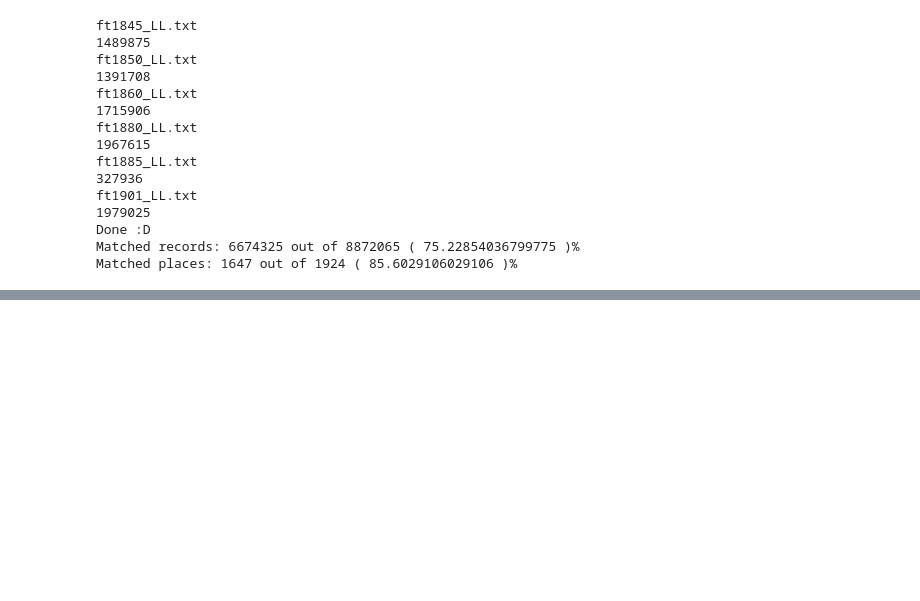
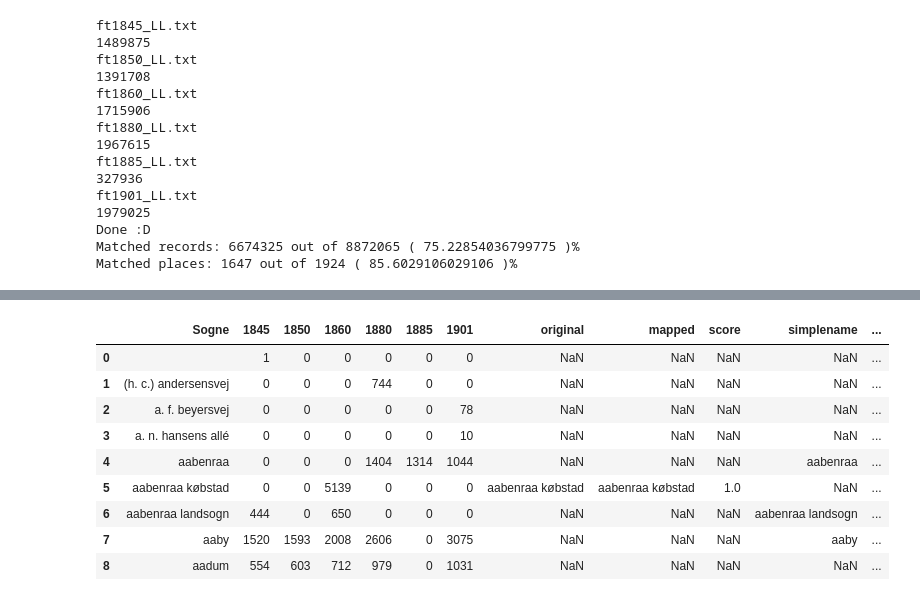
Before and after one commit to link-lives/city-standardization, a Jupyter notebook: city_unification.ipynb, the cells around one changed output, grey strips where cells are left out. Cells and saved outputs as stored; diff of their text form; code cells hidden in the pictures; blank space fills up the shorter version.

```diff
--- a/city_unification.ipynb
+++ b/city_unification.ipynb
@@ -488,0 +671,13 @@ concatenate.head(15)
+# %%
+df.sort_values('Sogne')
+# %% [output]
+|  | Sogne | 1845 | 1850 | 1860 | 1880 | 1885 | 1901 | original | mapped | score | simplename | ... |
+| 0 |  | 1 | 0 | 0 | 0 | 0 | 0 | NaN | NaN | NaN | NaN | ... |
+| 1 | (h. c.) andersensvej | 0 | 0 | 0 | 744 | 0 | 0 | NaN | NaN | NaN | NaN | ... |
+| 2 | a. f. beyersvej | 0 | 0 | 0 | 0 | 0 | 78 | NaN | NaN | NaN | NaN | ... |
+| 3 | a. n. hansens allé | 0 | 0 | 0 | 0 | 0 | 10 | NaN | NaN | NaN | NaN | ... |
+| 4 | aabenraa | 0 | 0 | 0 | 1404 | 1314 | 1044 | NaN | NaN | NaN | aabenraa | ... |
+| 5 | aabenraa købstad | 0 | 0 | 5139 | 0 | 0 | 0 | aabenraa købstad | aabenraa købstad | 1.0 | NaN | ... |
+| 6 | aabenraa landsogn | 444 | 0 | 650 | 0 | 0 | 0 | NaN | NaN | NaN | aabenraa landsogn | ... |
+| 7 | aaby | 1520 | 1593 | 2008 | 2606 | 0 | 3075 | NaN | NaN | NaN | aaby | ... |
+| 8 | aadum | 554 | 603 | 712 | 979 | 0 | 1031 | NaN | NaN | NaN | NaN | ... |
```
Also changed, not shown: parts of 17 cells of this notebook.
